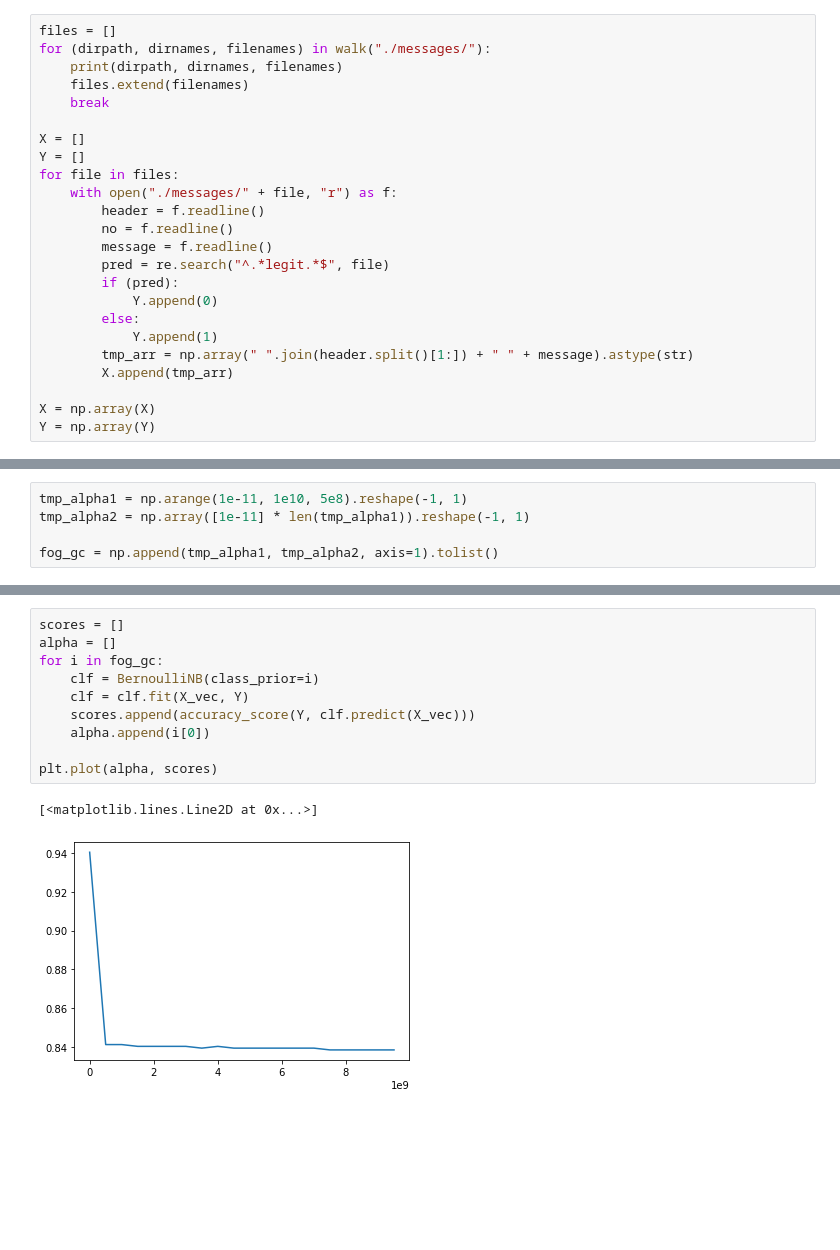
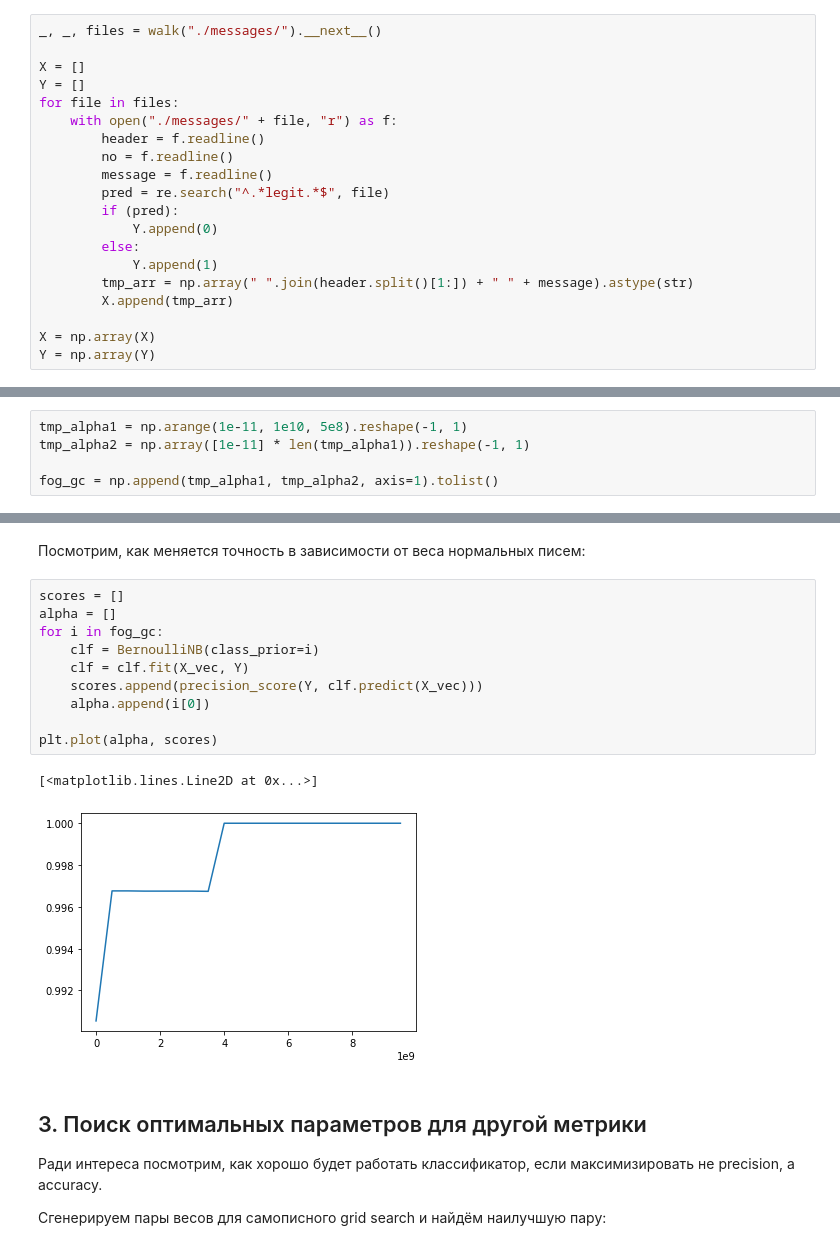
Before and after one commit to BakasaRus/IntelligentSystems, a Jupyter notebook: Labs/Bayes.ipynb, the cells around one changed output, grey strips where cells are left out. Saved outputs shown, nothing was run; the diff lists cells and outputs as text; blank space fills up the shorter version.

```diff
--- a/Labs/Bayes.ipynb
+++ b/Labs/Bayes.ipynb
@@ -25,11 +23,7 @@ Populating the interactive namespace from numpy and matplotlib
 # %% [markdown]
 Пройдёмся по всем файлам и импортируем из них данные (формат очень удобный, да)
 # %%
-files = []
-for (dirpath, dirnames, filenames) in walk("./messages/"):
-    print(dirpath, dirnames, filenames)
-    files.extend(filenames)
-    break
+_, _, files = walk("./messages/").__next__()
 
 X = []
 Y = []
@@ -138,15 +139,23 @@ Confusion Matrix: precision = 1.0
 [figure]
+# %% [markdown]
+Посмотрим, как меняется точность в зависимости от веса нормальных писем:
 # %%
 scores = []
 alpha = []
 for i in fog_gc:
     clf = BernoulliNB(class_prior=i)
     clf = clf.fit(X_vec, Y)
-    scores.append(accuracy_score(Y, clf.predict(X_vec)))
+    scores.append(precision_score(Y, clf.predict(X_vec)))
     alpha.append(i[0])
 
 plt.plot(alpha, scores)
 # %% [output]
 [<matplotlib.lines.Line2D at 0x...>]
-[figure, old version]
+[figure, new version]
+# %% [markdown]
+## 3. Поиск оптимальных параметров для другой метрики
+
+Ради интереса посмотрим, как хорошо будет работать классификатор, если максимизировать не precision, а accuracy.
+
+Сгенерируем пары весов для самописного grid search и найдём наилучшую пару:
 # %%
```
Also changed, not shown: parts of 12 cells of this notebook.
